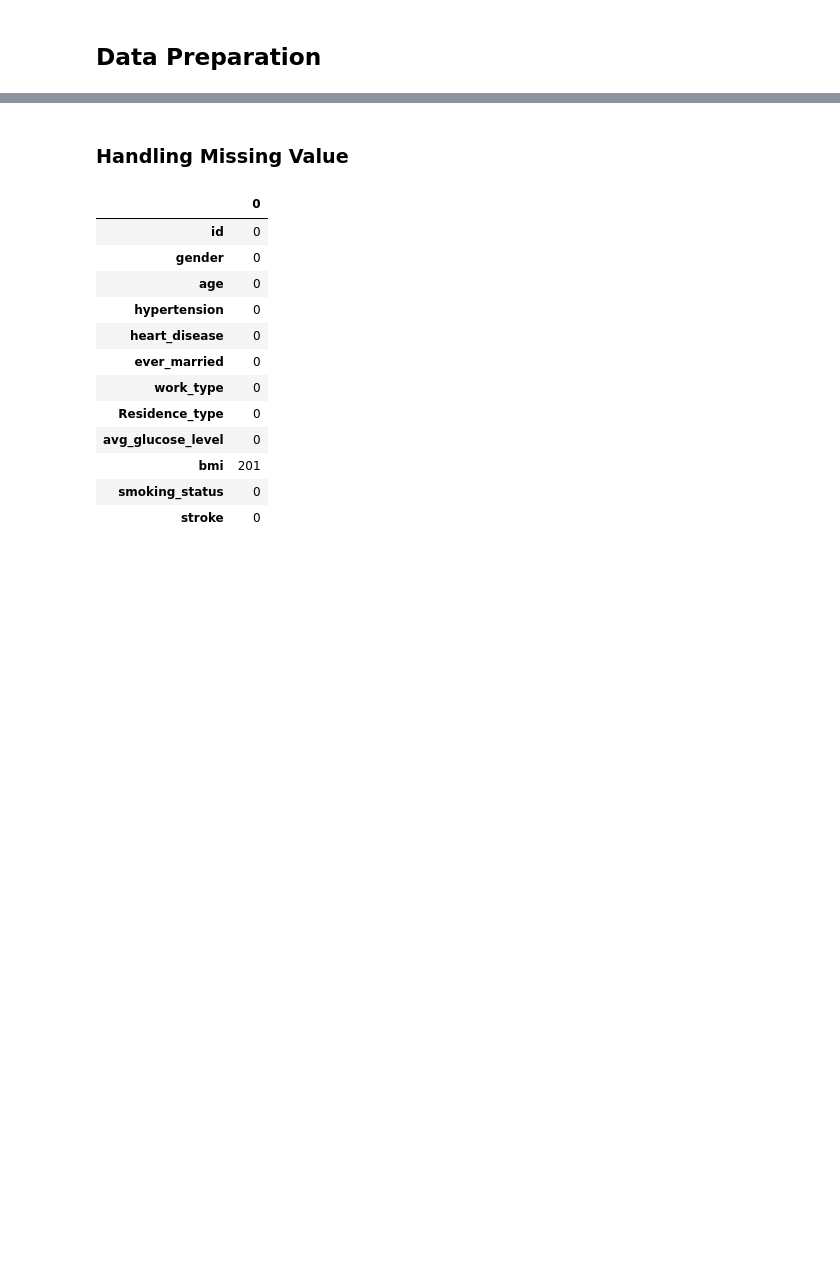
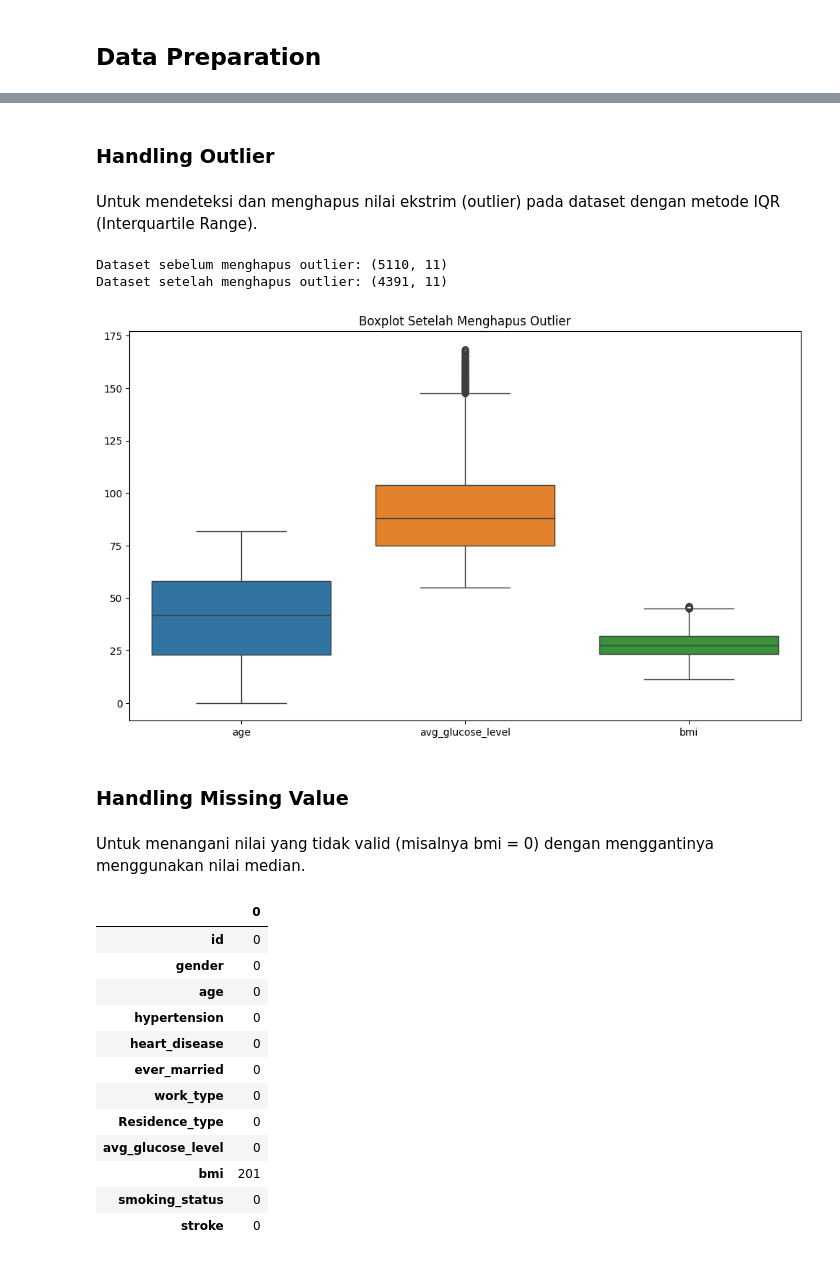
Before and after one commit to Indradi-R/Stroke-Predictive-Analysis, a Jupyter notebook: Stroke_Risk_Predictive_Analysis.ipynb, the cells around one changed output, grey strips where cells are left out. Saved outputs shown, nothing was run; the diff lists cells and outputs as text; code cells hidden in the pictures; blank space fills up the shorter version.

```diff
--- a/Stroke_Risk_Predictive_Analysis.ipynb
+++ b/Stroke_Risk_Predictive_Analysis.ipynb
@@ -222,5 +255,41 @@ plt.show()
+# %% [markdown]
+### Handling Outlier
+# %% [markdown]
+ Untuk mendeteksi dan menghapus nilai ekstrim (outlier) pada dataset dengan metode IQR (Interquartile Range).
+# %%
+# Handling Outliers dengan metode IQR
+data_outlier = stroke_risk[numerical_columns]
+
+# Menghitung Q1, Q3, dan IQR
+Q1 = data_outlier.quantile(0.25)
+Q3 = data_outlier.quantile(0.75)
+IQR = Q3 - Q1
+
+# Mendefinisikan batas bawah dan atas
+lower_bound = Q1 - 1.5 * IQR
+upper_bound = Q3 + 1.5 * IQR
+
+# Menghapus data stroke_risk
+filtered_data = stroke_risk[
+    ~((data_outlier < lower_bound) | (data_outlier > upper_bound)).any(axis=1)
+]
+
+print(f"Dataset sebelum menghapus outlier: {stroke_risk.shape}")
+print(f"Dataset setelah menghapus outlier: {filtered_data.shape}")
+
+# Menampilkan boxplot setelah outlier dihapus
+plt.figure(figsize=(12, 7))
+sns.boxplot(data=filtered_data[numerical_columns])
+plt.title("Boxplot Setelah Menghapus Outlier")
+plt.show()
+# %% [output]
+Dataset sebelum menghapus outlier: (5110, 11)
+Dataset setelah menghapus outlier: (4391, 11)
+[figure, added]
 # %% [markdown]
 ### Handling Missing Value
+# %% [markdown]
+ Untuk menangani nilai yang tidak valid (misalnya bmi = 0) dengan menggantinya menggunakan nilai median.
 # %%
 stroke_risk.isnull().sum()
 # %% [output]
```
Also changed, not shown: parts of 22 cells of this notebook, 1 other file.
